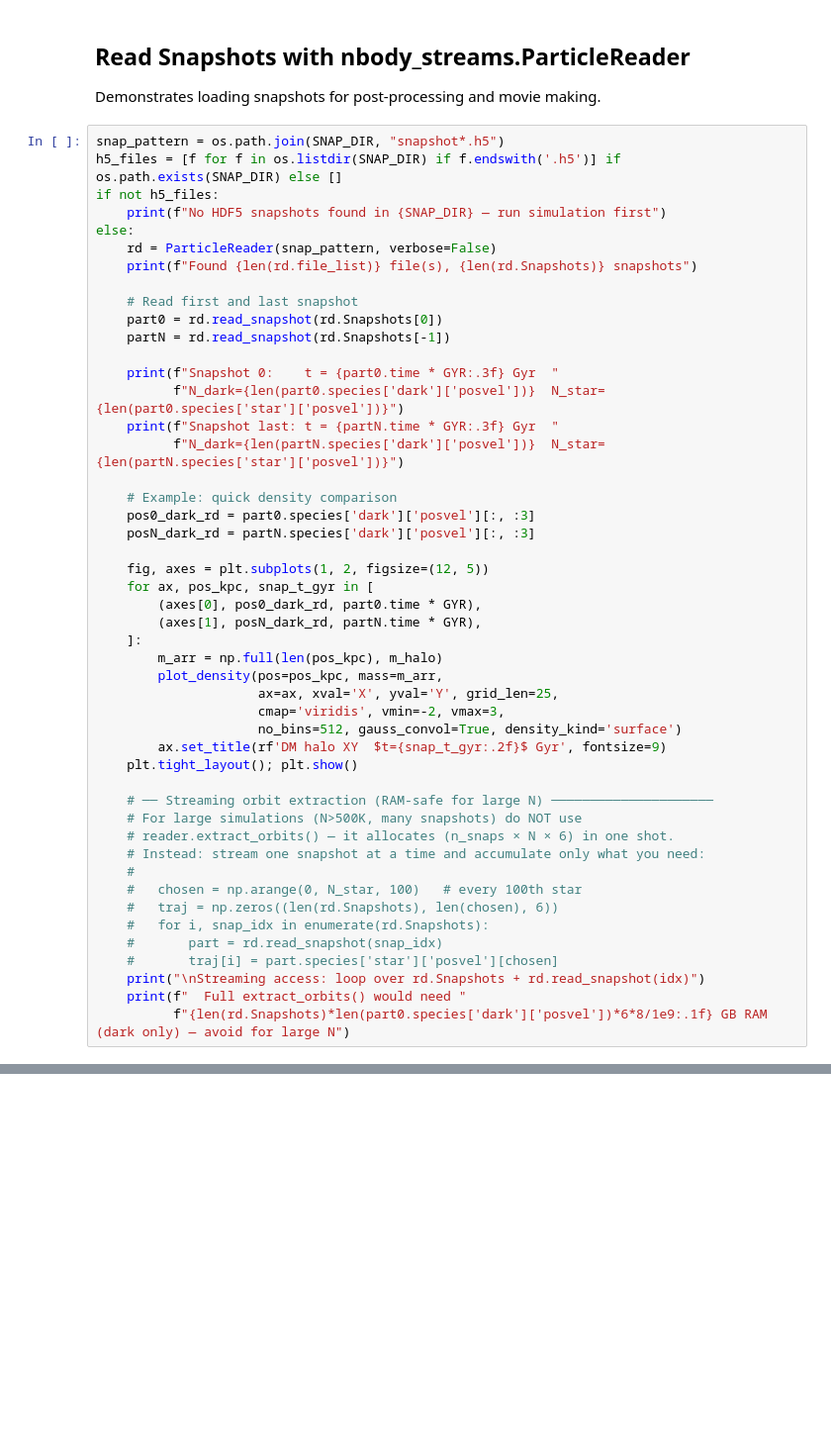
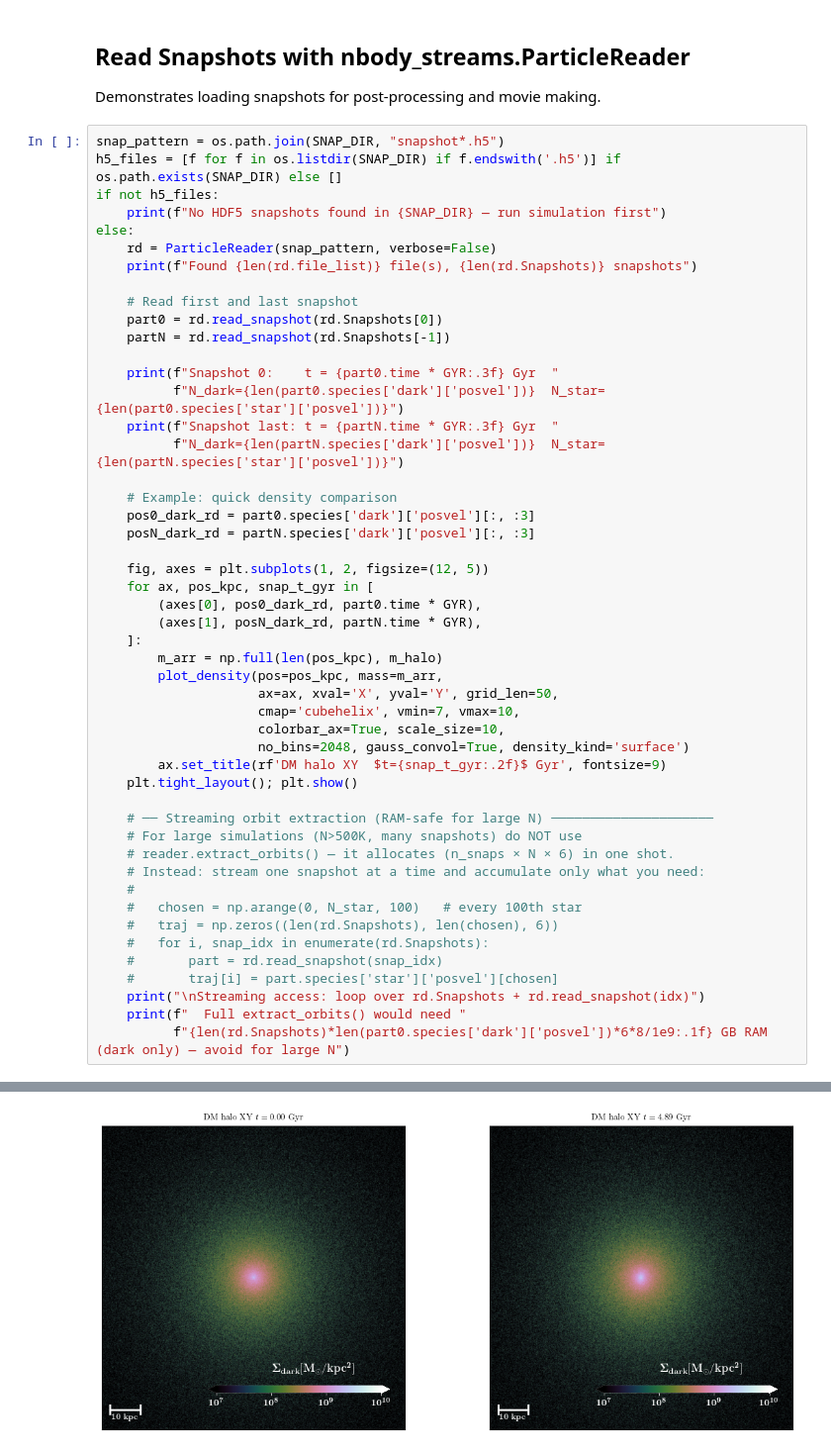
Before and after one commit to appy2806/Nbody_streams, a Jupyter notebook: examples/MW_gpu_tree_stability.ipynb, the cells around one changed output, grey strips where cells are left out. Shown at 99% size. Saved outputs shown, nothing was run; the diff lists cells and outputs as text; blank space fills up the shorter version.

```diff
--- a/examples/MW_gpu_tree_stability.ipynb
+++ b/examples/MW_gpu_tree_stability.ipynb
@@ -1014,9 +1040,10 @@ else:
     ]:
         m_arr = np.full(len(pos_kpc), m_halo)
         plot_density(pos=pos_kpc, mass=m_arr,
-                     ax=ax, xval='X', yval='Y', grid_len=25,
-                     cmap='viridis', vmin=-2, vmax=3,
-                     no_bins=512, gauss_convol=True, density_kind='surface')
+                     ax=ax, xval='X', yval='Y', grid_len=50,
+                     cmap='cubehelix', vmin=7, vmax=10,
+                     colorbar_ax=True, scale_size=10,
+                     no_bins=2048, gauss_convol=True, density_kind='surface')
         ax.set_title(rf'DM halo XY  $t={snap_t_gyr:.2f}$ Gyr', fontsize=9)
     plt.tight_layout(); plt.show()
 
@@ -1033,3 +1060,4 @@ else:
     print("\nStreaming access: loop over rd.Snapshots + rd.read_snapshot(idx)")
     print(f"  Full extract_orbits() would need "
           f"{len(rd.Snapshots)*len(part0.species['dark']['posvel'])*6*8/1e9:.1f} GB RAM (dark only) — avoid for large N")
+# %% [output]
@@ -1035,0 +1067 @@ else:
+[figure, added]
```
Also changed, not shown: parts of 12 cells of this notebook.
